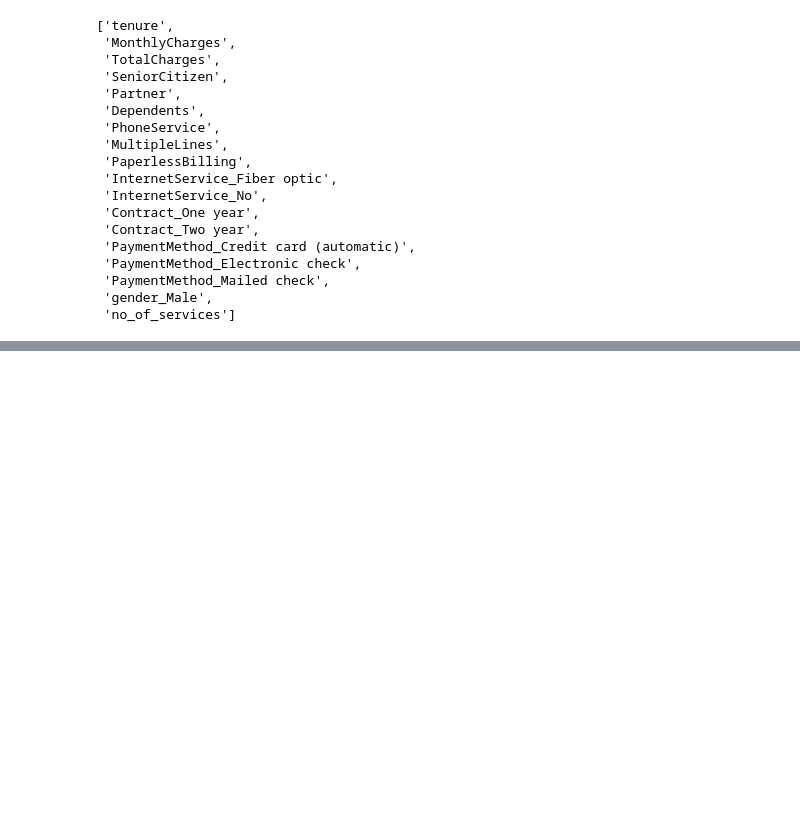
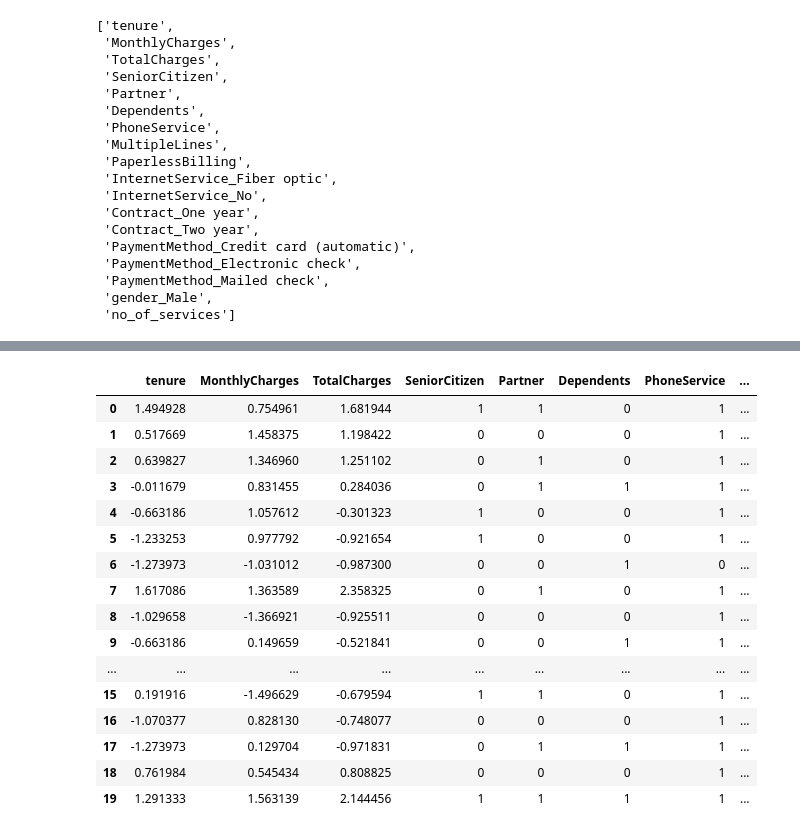
Before and after one commit to ironhack-datalabs/data-ber-06-20, a Jupyter notebook: Notes/module-3/week-7/1.3_supervised_machine_learning-churn_prediction.ipynb, the cells around one changed output, grey strips where cells are left out. Cells and saved outputs as stored; diff of their text form; code cells hidden in the pictures; blank space fills up the shorter version.

```diff
--- a/Notes/module-3/week-7/1.3_supervised_machine_learning-churn_prediction.ipynb
+++ b/Notes/module-3/week-7/1.3_supervised_machine_learning-churn_prediction.ipynb
@@ -519,0 +522,3 @@ The Random Forest model achieved an accuracy score of: 0.7871
+# %%
+rf = RandomForestClassifier()
+rf = rf.fit(train_X, train_y)
@@ -519,0 +541,23 @@ The Random Forest model achieved an accuracy score of: 0.7871
+# %%
+testset = test_X.assign(churn=test_y,
+                        predicted_churn=rf.predict(test_X))
+# %%
+testset.head(20)
+# %% [output]
+|  | tenure | MonthlyCharges | TotalCharges | SeniorCitizen | Partner | Dependents | PhoneService | ... |
+| 0 | 1.494928 | 0.754961 | 1.681944 | 1 | 1 | 0 | 1 | ... |
+| 1 | 0.517669 | 1.458375 | 1.198422 | 0 | 0 | 0 | 1 | ... |
+| 2 | 0.639827 | 1.346960 | 1.251102 | 0 | 1 | 0 | 1 | ... |
+| 3 | -0.011679 | 0.831455 | 0.284036 | 0 | 1 | 1 | 1 | ... |
+| 4 | -0.663186 | 1.057612 | -0.301323 | 1 | 0 | 0 | 1 | ... |
+| 5 | -1.233253 | 0.977792 | -0.921654 | 1 | 0 | 0 | 1 | ... |
+| 6 | -1.273973 | -1.031012 | -0.987300 | 0 | 0 | 1 | 0 | ... |
+| 7 | 1.617086 | 1.363589 | 2.358325 | 0 | 1 | 0 | 1 | ... |
+| 8 | -1.029658 | -1.366921 | -0.925511 | 0 | 0 | 0 | 1 | ... |
+| 9 | -0.663186 | 0.149659 | -0.521841 | 0 | 0 | 1 | 1 | ... |
+| ... | ... | ... | ... | ... | ... | ... | ... | ... |
+| 15 | 0.191916 | -1.496629 | -0.679594 | 1 | 1 | 0 | 1 | ... |
+| 16 | -1.070377 | 0.828130 | -0.748077 | 0 | 0 | 0 | 1 | ... |
+| 17 | -1.273973 | 0.129704 | -0.971831 | 0 | 1 | 1 | 1 | ... |
+| 18 | 0.761984 | 0.545434 | 0.808825 | 0 | 0 | 0 | 1 | ... |
+| 19 | 1.291333 | 1.563139 | 2.144456 | 1 | 1 | 1 | 1 | ... |
```
Also changed, not shown: parts of 12 cells of this notebook, 2 other files.
